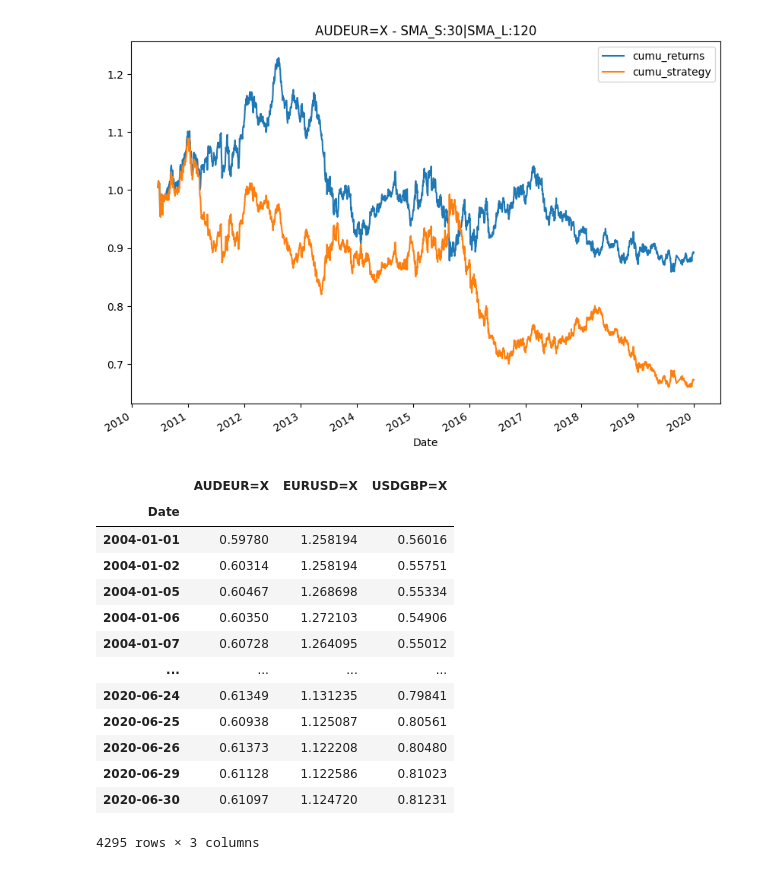
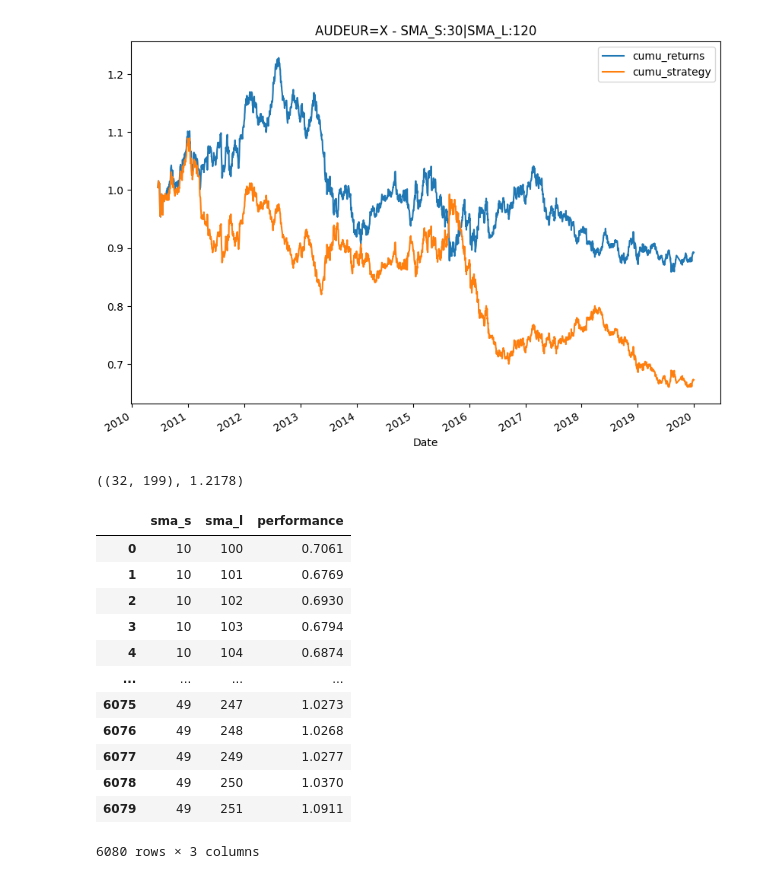
Before and after one commit to northpr/automated_trading, a Jupyter notebook: 032_sma_backtesting_class.ipynb, the cells around one changed output. Drawn from its saved outputs; the diff is of its cells as text; code cells hidden in the pictures.

```diff
--- a/032_sma_backtesting_class.ipynb
+++ b/032_sma_backtesting_class.ipynb
@@ -107,21 +134,23 @@ tester.test_strategy()
 tester.plot_results()
 # %% [output]
 [figure]
-# %%
-dft = pd.read_csv("data/forex_pairs.csv", parse_dates=["Date"], index_col="Date")
-dft
-# %% [output]
-|  | AUDEUR=X | EURUSD=X | USDGBP=X |
-| Date |  |  |  |
-| 2004-01-01 | 0.59780 | 1.258194 | 0.56016 |
-| 2004-01-02 | 0.60314 | 1.258194 | 0.55751 |
-| 2004-01-05 | 0.60467 | 1.268698 | 0.55334 |
-| 2004-01-06 | 0.60350 | 1.272103 | 0.54906 |
-| 2004-01-07 | 0.60728 | 1.264095 | 0.55012 |
-| ... | ... | ... | ... |
-| 2020-06-24 | 0.61349 | 1.131235 | 0.79841 |
-| 2020-06-25 | 0.60938 | 1.125087 | 0.80561 |
-| 2020-06-26 | 0.61373 | 1.122208 | 0.80480 |
-| 2020-06-29 | 0.61128 | 1.122586 | 0.81023 |
-| 2020-06-30 | 0.61097 | 1.124720 | 0.81231 |
-4295 rows × 3 columns
+# %%
+tester.optimize_parameters((10,50,1),(100,252,1))
+# %% [output]
+((32, 199), 1.2178)
+# %%
+tester.results_overview
+# %% [output]
+|  | sma_s | sma_l | performance |
+| 0 | 10 | 100 | 0.7061 |
+| 1 | 10 | 101 | 0.6769 |
+| 2 | 10 | 102 | 0.6930 |
+| 3 | 10 | 103 | 0.6794 |
+| 4 | 10 | 104 | 0.6874 |
+| ... | ... | ... | ... |
+| 6075 | 49 | 247 | 1.0273 |
+| 6076 | 49 | 248 | 1.0268 |
+| 6077 | 49 | 249 | 1.0277 |
+| 6078 | 49 | 250 | 1.0370 |
+| 6079 | 49 | 251 | 1.0911 |
+6080 rows × 3 columns
```
Also changed, not shown: parts of 3 cells of this notebook, 1 other file.
